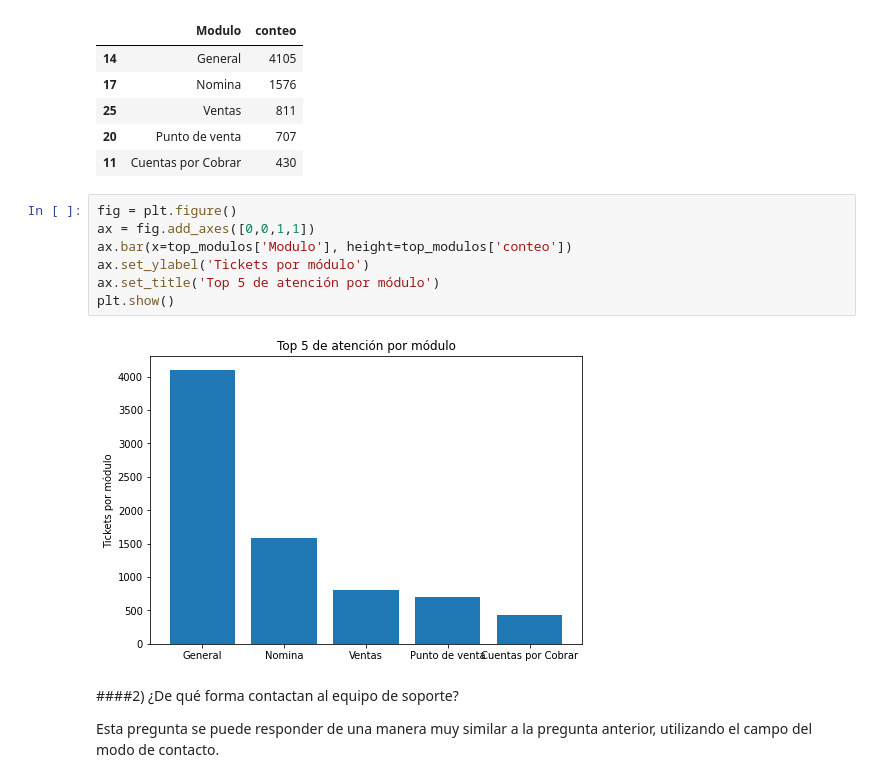
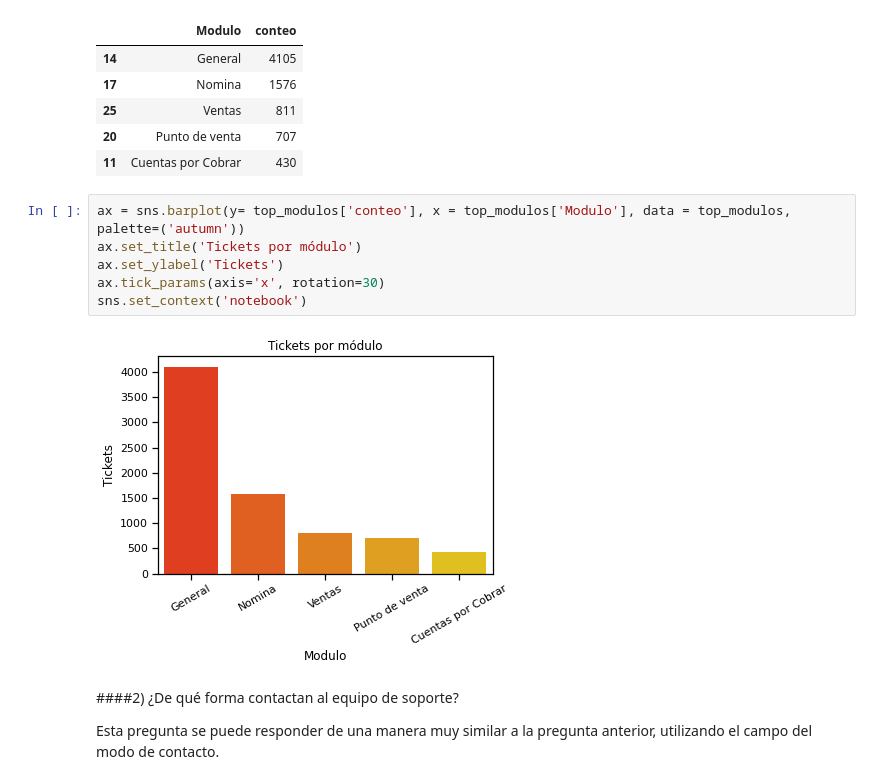
Before and after one commit to earandir/Data-Analyst, a Jupyter notebook: Modulo04/CheckPoint/Proyecto_CheckPoint.ipynb, the cells around one changed output. Saved outputs shown, nothing was run; the diff lists cells and outputs as text.

```diff
--- a/Modulo04/CheckPoint/Proyecto_CheckPoint.ipynb
+++ b/Modulo04/CheckPoint/Proyecto_CheckPoint.ipynb
@@ -130,15 +131,14 @@ top_modulos
 | 25 | Ventas | 811 |
 | 20 | Punto de venta | 707 |
 | 11 | Cuentas por Cobrar | 430 |
-# %%
-fig = plt.figure()
-ax = fig.add_axes([0,0,1,1])
-ax.bar(x=top_modulos['Modulo'], height=top_modulos['conteo'])
-ax.set_ylabel('Tickets por módulo')
-ax.set_title('Top 5 de atención por módulo')
-plt.show()
-# %% [output]
-[figure, removed]
+# %%
+ax = sns.barplot(y= top_modulos['conteo'], x = top_modulos['Modulo'], data = top_modulos, palette=('autumn'))
+ax.set_title('Tickets por módulo')
+ax.set_ylabel('Tickets')
+ax.tick_params(axis='x', rotation=30)
+sns.set_context('notebook')
+# %% [output]
+[figure, added]
 # %% [markdown]
 ####2) ¿De qué forma contactan al equipo de soporte?
 
```
Also changed, not shown: parts of 5 cells of this notebook.
